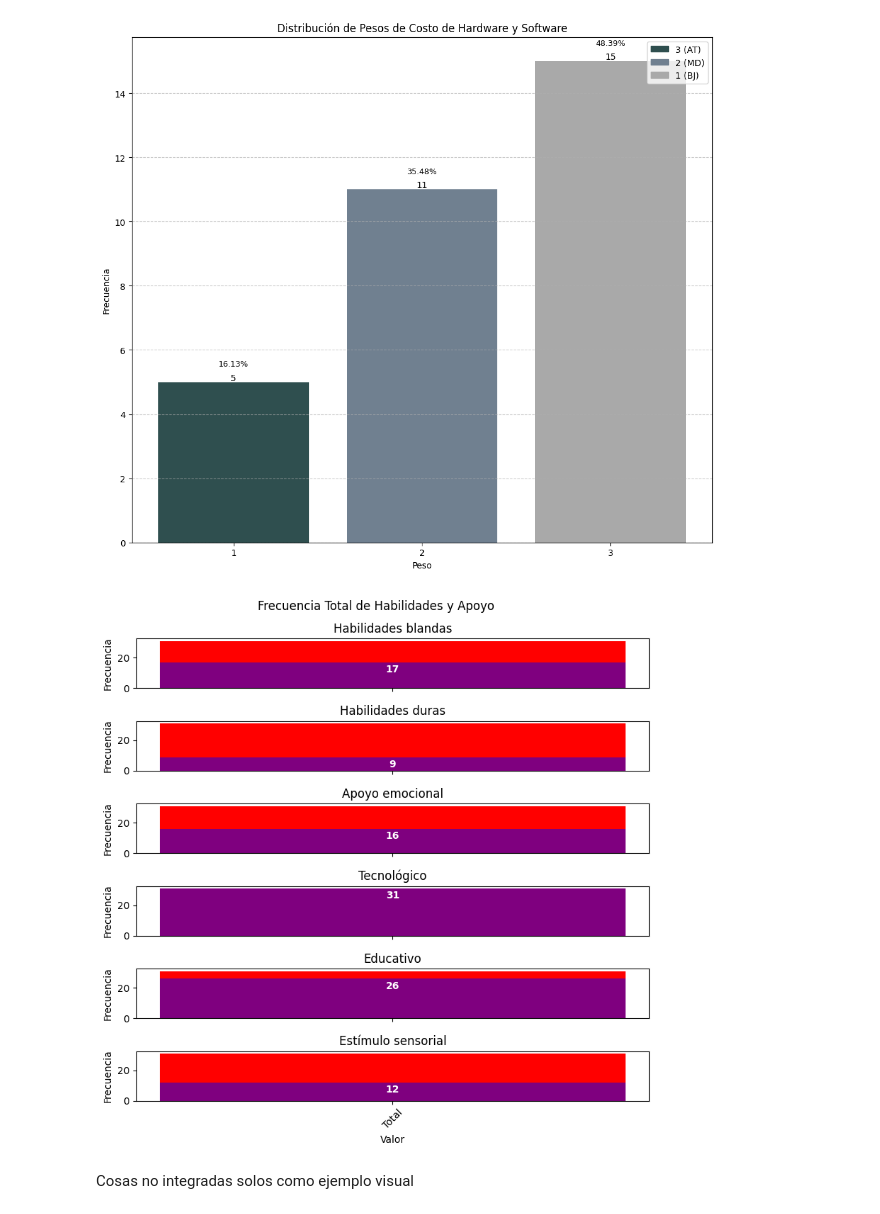
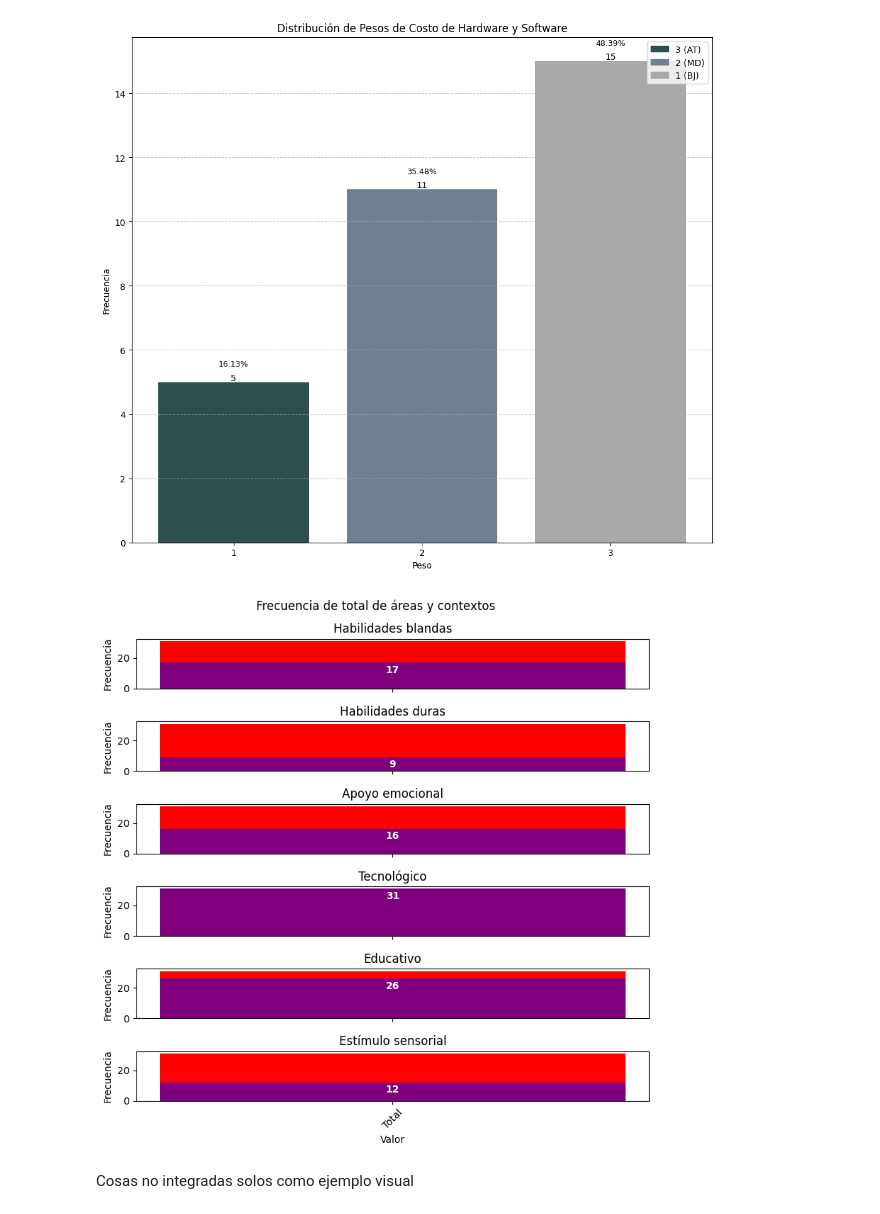
Before and after one commit to dimas507/Data_Availability, a Jupyter notebook: Sistematyc_ReviewData.ipynb, the cells around one changed output. Drawn from its saved outputs; the diff is of its cells as text; code cells hidden in the pictures.

```diff
--- a/Sistematyc_ReviewData.ipynb
+++ b/Sistematyc_ReviewData.ipynb
@@ -247,43 +247,37 @@ plt.show()
 columnas_relevantes = ['Habilidades blandas', 'Habilidades duras', 'Apoyo emocional',
                        'Tecnológico', 'Educativo', 'Estímulo sensorial']
 
-# Crear un diccionario para almacenar las frecuencias totales de cada valor en cada columna
 frecuencias_totales = {}
 for columna in columnas_relevantes:
     frecuencias_totales[columna] = df[columna].value_counts()
 
-# Obtener el total de artículos
 total_articulos = len(df)
 
-# Graficar las frecuencias totales para cada columna
 fig, axs = plt.subplots(len(columnas_relevantes), 1, figsize=(8, 8), sharex=True)
-fig.suptitle('Frecuencia Total de Habilidades y Apoyo')
+fig.suptitle('Frecuencia de total de áreas y contextos')
 
-# Definir colores para cada valor
 colores = ['blue', 'red']
 
 for i, columna in enumerate(columnas_relevantes):
     valores = frecuencias_totales[columna].index
     frecuencias = frecuencias_totales[columna].values
 
-    # Crear la barra azul para el total de artículos
     axs[i].bar(['Total'], [total_articulos], color='red', alpha=1)
 
-    # Superponer barras de colores diferentes para indicar la frecuencia de cada valor
     for j, valor in enumerate(valores):
-        frecuencia = df[columna].value_counts().get(valor, 0)  # Obtener la frecuencia del valor o 0 si no está presente
+        frecuencia = df[columna].value_counts().get(valor, 0)
         axs[i].bar([0], [frecuencia], color=colores[j], alpha=0.5)
-        axs[i].text(0, frecuencia + -8, str(frecuencia), ha='center', va='bottom', color='white', fontweight='bold')  # Añadir un pequeño espacio a las etiquetas
+        axs[i].text(0, frecuencia + -8, str(frecuencia), ha='center', va='bottom', color='white', fontweight='bold')
 
     axs[i].set_ylabel('Frecuencia')
     axs[i].set_title(columna)
 
 plt.xlabel('Valor')
 plt.xticks(rotation=45)
 plt.tight_layout()
 plt.show()
 # %% [output]
-[figure, old version]
+[figure, new version]
 # %% [markdown]
 Cosas no integradas solos como ejemplo visual
 # %%
```
